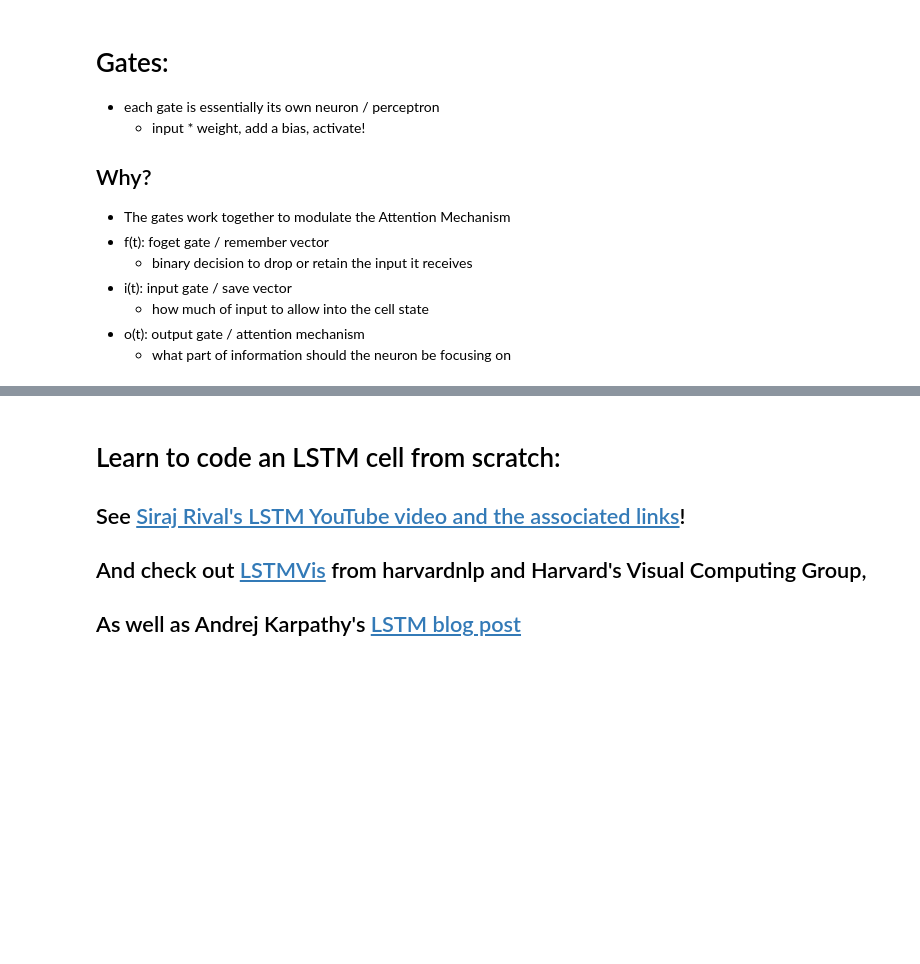
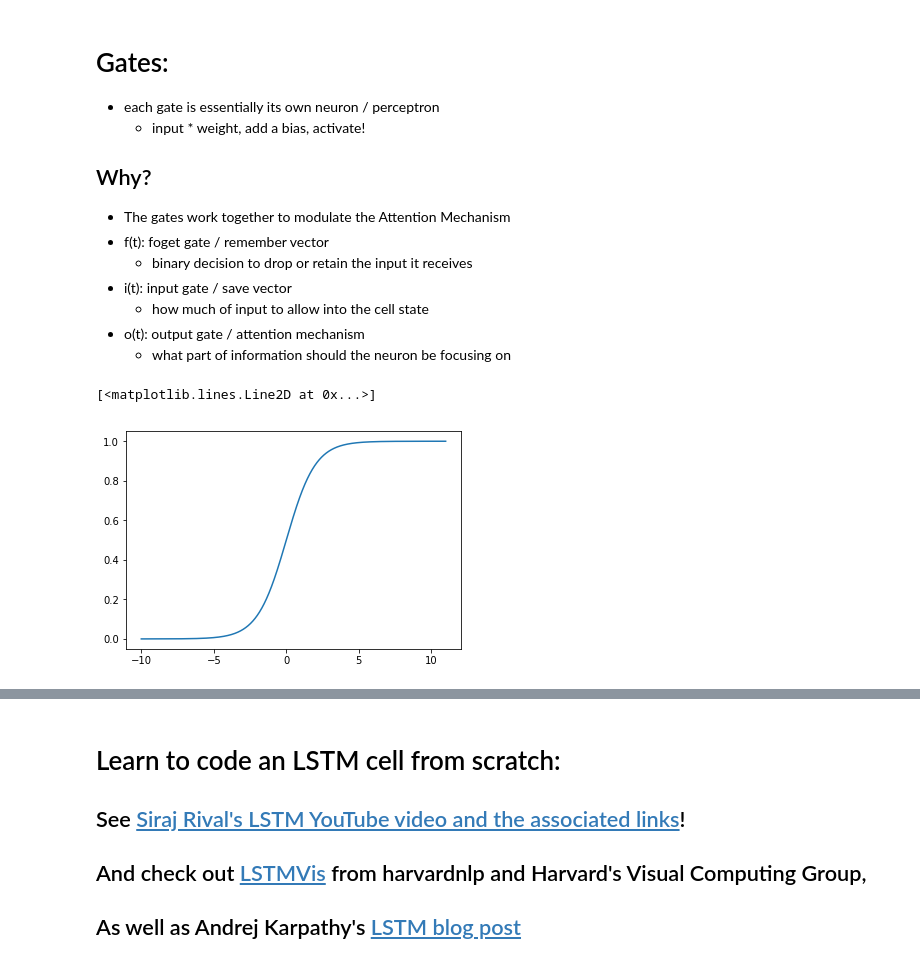
Before and after one commit to quinngroup/qrg-talks, a Jupyter notebook: 2018/sep26_clm_accelstm/accelstm_qrg_presF18.ipynb, the cells around one changed output, grey strips where cells are left out. Cells and saved outputs as stored; diff of their text form; code cells hidden in the pictures; blank space fills up the shorter version.

```diff
--- a/2018/sep26_clm_accelstm/accelstm_qrg_presF18.ipynb
+++ b/2018/sep26_clm_accelstm/accelstm_qrg_presF18.ipynb
@@ -204,0 +202,11 @@ where ⊗ represents element-wise multiplication </p>
+# %%
+# first let's set up our activation functions
+def sigmoid(x):
+        return 1 / (1 + np.exp(-x))
+# %%
+# let's plot that to see what we've made
+example = np.arange(-10,11, .01)
+plt.plot(example, sigmoid(example))
+# %% [output]
+[<matplotlib.lines.Line2D at 0x...>]
+[figure, added]
```
Also changed, not shown: parts of 12 cells of this notebook, 1 other file.
